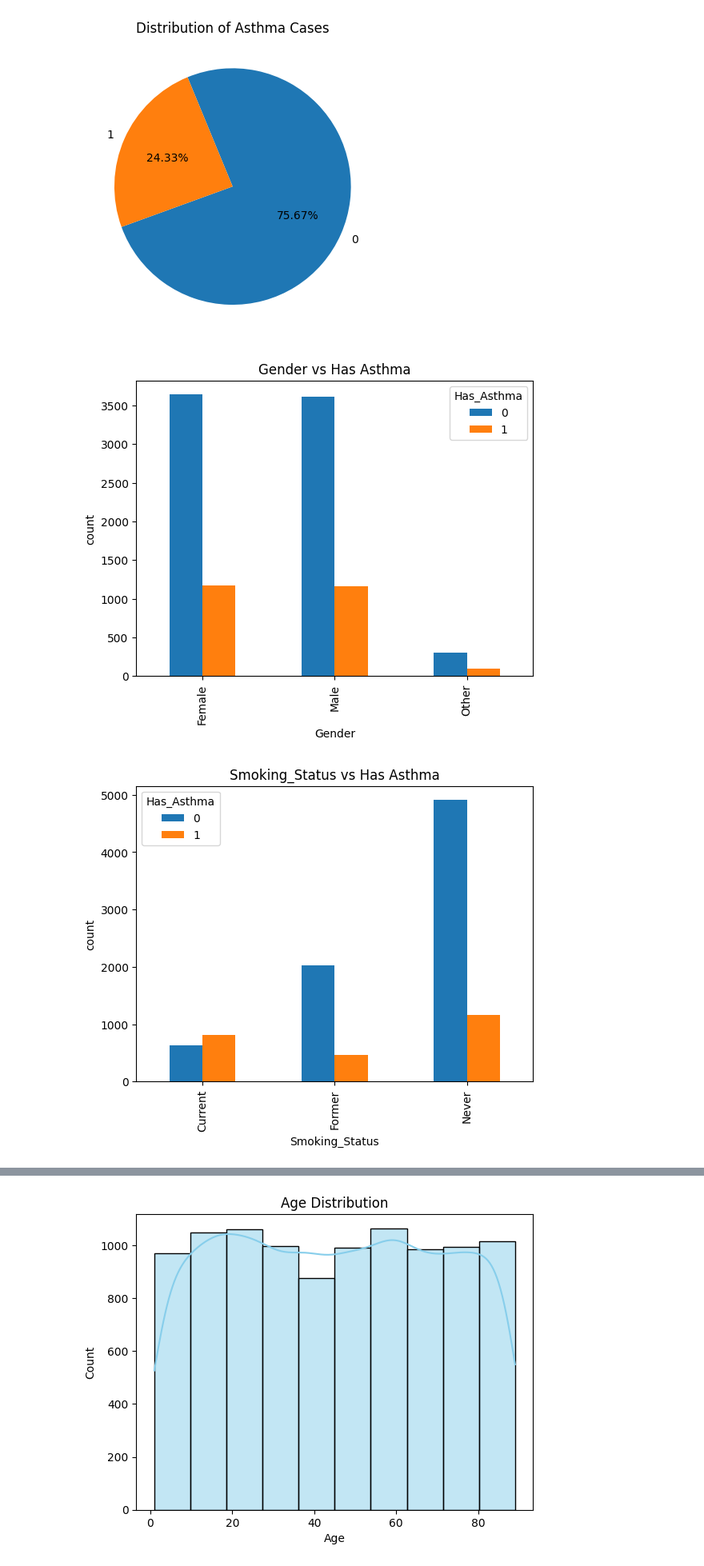
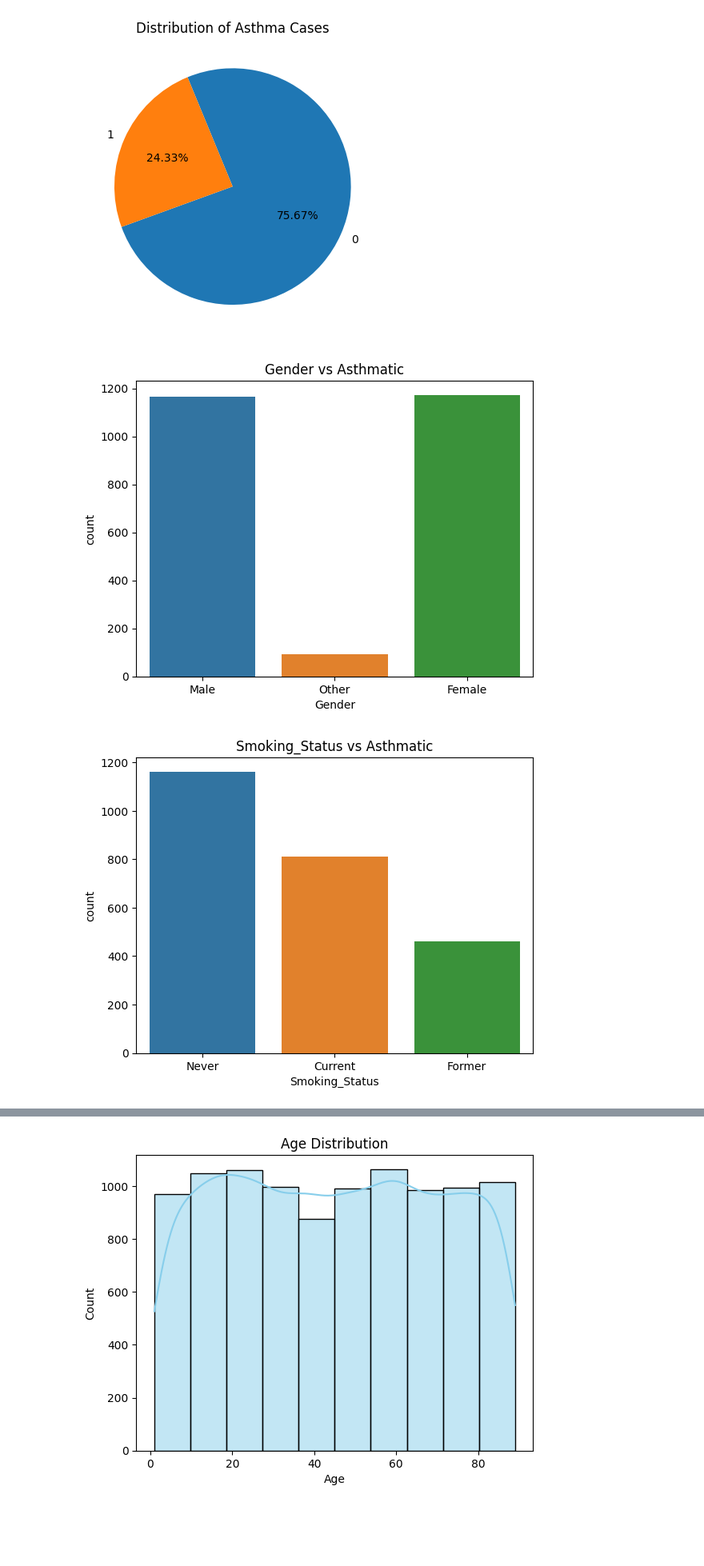
Before and after one commit to adlawzay/Synthetic_Asthma, a Jupyter notebook: Synthetic_Asthma EDA.ipynb, the cells around one changed output, grey strips where cells are left out. Shown: that part at 80% size. Cells and saved outputs as stored; diff of their text form; code cells hidden in the pictures; blank space fills up the shorter version.

```diff
--- a/Synthetic_Asthma EDA.ipynb
+++ b/Synthetic_Asthma EDA.ipynb
@@ -5,8 +5,8 @@ import seaborn as sns
 # %% [markdown]
 ## Importing dataframe
 # %%
-df=asthma_data = pd.read_csv(r"C:\Users\ADlaw\Documents\Data analytics projects\Sythetic Asthma Dataset\synthetic_asthma_dataset.csv")
-asthma_data.head()
+df = pd.read_csv("synthetic_asthma_dataset.csv")
+df.head()
 # %% [output]
 |  | Patient_ID | Age | Gender | BMI | Smoking_Status | Family_History | Allergies | Air_Pollution_Level | ... |
 | 0 | ASTH100000 | 52 | Female | 27.6 | Former | 1 | NaN | Moderate | ... |
@@ -94,13 +98,3 @@ For example, when doing 'df[col].method(value, inplace=True)', try using 'df.met
 | 9998 | ASTH109998 | 88 | Female | 31.2 | Former | 0 | Pollen | Moderate | ... |
 | 9999 | ASTH109999 | 13 | Female | 16.4 | Former | 1 | Multiple | High | ... |
 10000 rows × 17 columns
-# %%
-df['Gender'] = df['Gender'].astype('category')
-df['Smoking_Status'] = df['Smoking_Status'].astype('category')
-df['Air_Pollution_Level'] = df['Air_Pollution_Level'].astype('category')
-df['Physical_Activity_Level'] = df['Physical_Activity_Level'].astype('category')
-df['Occupation_Type'] = df['Occupation_Type'].astype('category')
-df['Comorbidities'] = df['Comorbidities'].astype('category')
-df['Allergies'] = df['Allergies'].astype(str)
-df['Asthma_Control_Level'] = df['Asthma_Control_Level'].astype('category')
-df
@@ -168,3 +134,5 @@ asthma_data
+# %%
+df = df.drop(['Patient_ID'], axis=1)
 # %%
 asthma_count = df['Has_Asthma'].value_counts()
 plt.pie(asthma_count, labels=asthma_count.index, autopct='%1.2f%%', startangle=200)
@@ -173,12 +141,12 @@ plt.show()
 # %% [output]
 [figure]
 # %%
-for col in df.select_dtypes(include='category').columns:
-    pd.crosstab(df[col], df['Has_Asthma']).plot(kind='bar', stacked=False)
-    plt.title(f'{col} vs Has Asthma')
+for col in df.select_dtypes(include='object').columns:
+    sns.countplot(data=df[df['Has_Asthma']==1], x=col, hue= col)
+    plt.title(f'{col} vs Asthmatic')
     plt.xlabel(col)
     plt.ylabel('count')
     plt.show()
 # %% [output]
-[figure, old version]
+[figure, new version]
-[figure, old version]
+[figure, new version]
```
Also changed, not shown: parts of 19 cells of this notebook, 2 other files.
